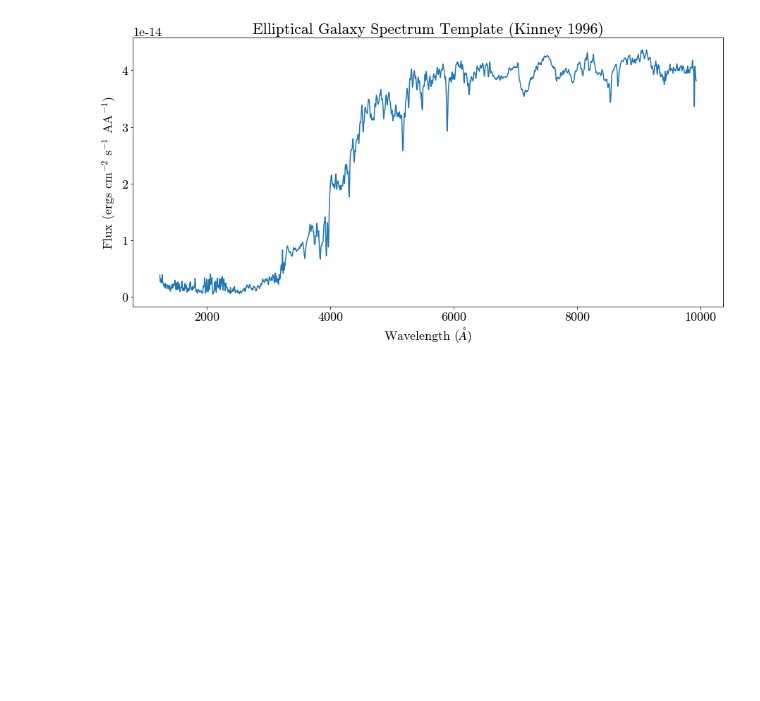
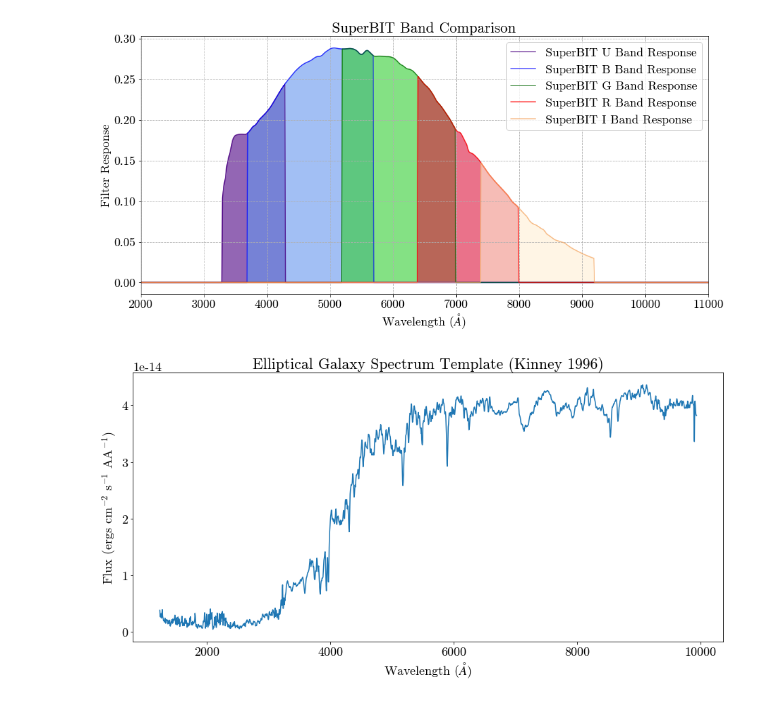
Before and after one commit to veome22/superbit_neff, a Jupyter notebook: gal_spectra_conversion_test.ipynb, the cells around one changed output. Cells and saved outputs as stored; diff of their text form; code cells hidden in the pictures; blank space fills up the shorter version.

```diff
--- a/gal_spectra_conversion_test.ipynb
+++ b/gal_spectra_conversion_test.ipynb
@@ -75,3 +62,44 @@ plt.show()
+# %%
+plt.figure(figsize=(15,7))
+
+ls = np.arange(0, 13000, 1)
+a1 = 0.6
+a2 = 0.7
+
+
+# plt.plot(ls, sbit_shape(ls), label='SuperBIT Shape Band Response', alpha=1, color='k')
+
+
+plt.plot(ls, sbit_u(ls), label='SuperBIT U Band Response', alpha=a2, color='indigo')
+plt.plot(ls, sbit_b(ls), label='SuperBIT B Band Response', alpha=a2, color='blue')
+plt.plot(ls, sbit_g(ls), label='SuperBIT G Band Response', alpha=a2, color='darkgreen')
+# plt.plot(ls, sbit_ha(ls), label='SuperBIT Ha Band Response', alpha=a2, color='k')
+plt.plot(ls, sbit_r(ls), label='SuperBIT R Band Response', alpha=a2, color='red')
+plt.plot(ls, sbit_i(ls), label='SuperBIT I Band Response', alpha=a2, color='sandybrown')
+
+
+plt.fill(ls, sbit_u(ls), alpha=a1, color='indigo')
+plt.fill(ls, sbit_b(ls), alpha=a1, color='cornflowerblue')
+plt.fill(ls, sbit_g(ls), alpha=a1, color='limegreen')
+# plt.fill(ls, sbit_ha(ls), alpha=a1, color='k')
+plt.fill(ls, sbit_r(ls), alpha=a1, color='crimson')
+plt.fill(ls, sbit_i(ls), alpha=a1, color='papayawhip')
+
+
+
+
+
+plt.xlabel('Wavelength ($\AA$)')
+plt.ylabel('Filter Response')
+plt.title('SuperBIT Band Comparison')
+
+plt.legend(loc='upper right')
+plt.xlim(2000, 11000)
+plt.grid(linestyle='--')
+# plt.savefig("sbit_bands_comparison.png")
+plt.show()
+# %% [output]
+[figure, added]
 # %%
 elliptical_template = np.genfromtxt('galaxy_spectra_kinney96/elliptical_template.ascii', usecols=range(2), invalid_raise=False)
 
```
Also changed, not shown: parts of 7 cells of this notebook.
